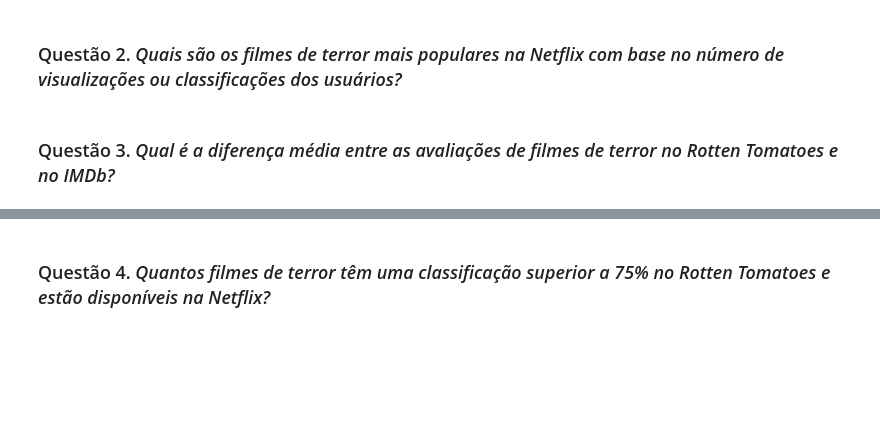
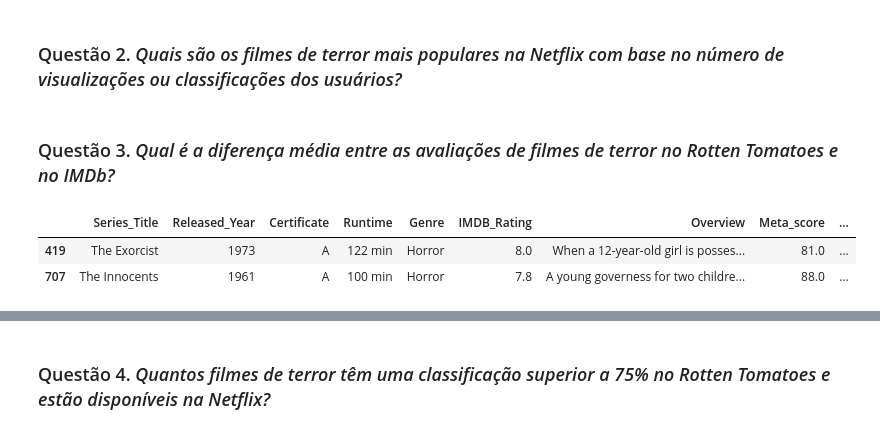
Before and after one commit to daviguerra05/checkpoint04_DataScience, a Jupyter notebook: ES-DSS-2024-CP1-2Sem.ipynb, the cells around one changed output, grey strips where cells are left out. Saved outputs shown, nothing was run; the diff lists cells and outputs as text; code cells hidden in the pictures; blank space fills up the shorter version.

```diff
--- a/ES-DSS-2024-CP1-2Sem.ipynb
+++ b/ES-DSS-2024-CP1-2Sem.ipynb
@@ -155,3 +207,9 @@ rotten.head()
 ### Questão 2. *Quais são os filmes de terror mais populares na Netflix com base no número de visualizações ou classificações dos usuários?*
 # %% [markdown]
 ### Questão 3. *Qual é a diferença média entre as avaliações de filmes de terror no Rotten Tomatoes e no IMDb?*
+# %%
+imdb[imdb['Genre'] == 'Horror']
+# %% [output]
+|  | Series_Title | Released_Year | Certificate | Runtime | Genre | IMDB_Rating | Overview | Meta_score | ... |
+| 419 | The Exorcist | 1973 | A | 122 min | Horror | 8.0 | When a 12-year-old girl is posses... | 81.0 | ... |
+| 707 | The Innocents | 1961 | A | 100 min | Horror | 7.8 | A young governess for two childre... | 88.0 | ... |
```
Also changed, not shown: parts of 7 cells of this notebook.
